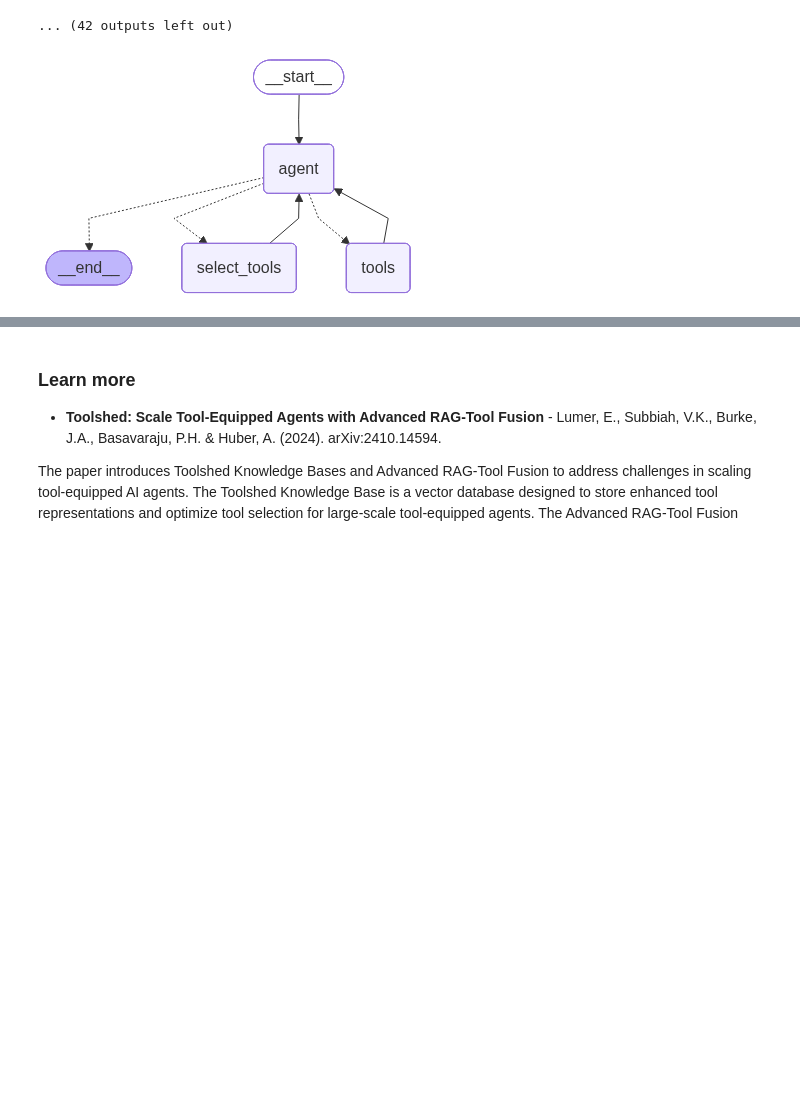
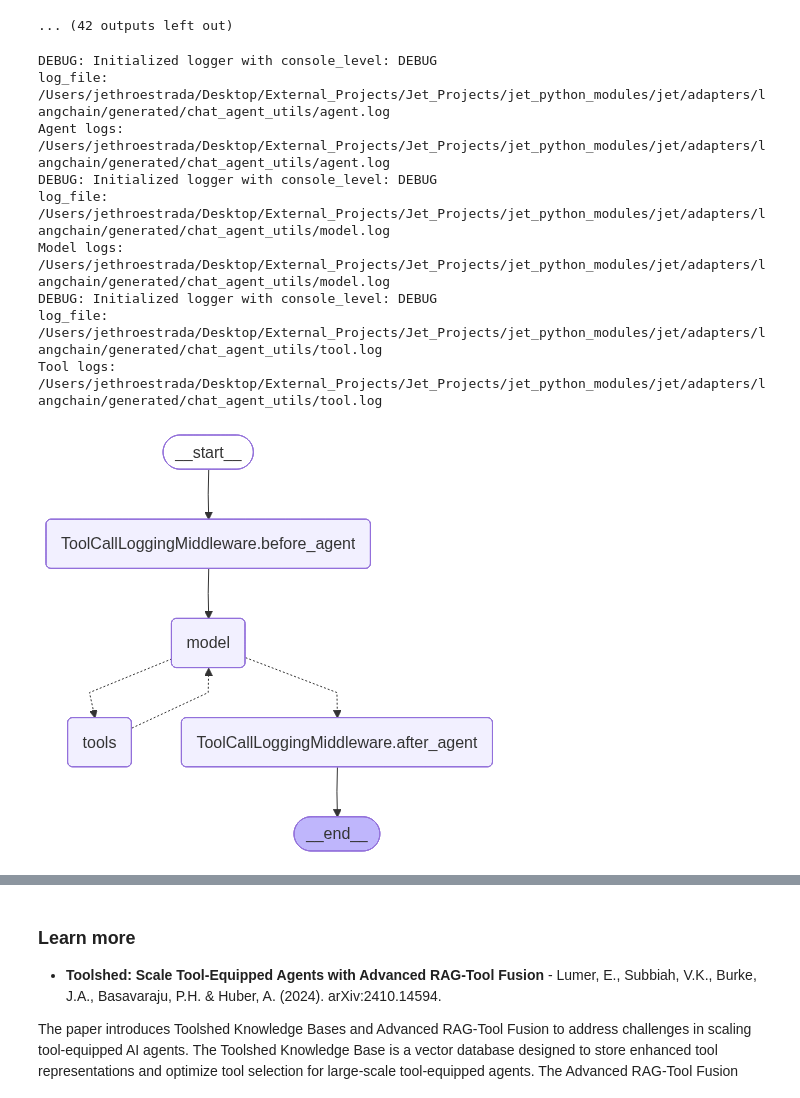
Before and after one commit to micchyboy237/JetScripts, a Jupyter notebook: converted_doc_scripts/context_engineering/converted-notebooks/llama_cpp/2_select_context.ipynb, the cells around one changed output, grey strips where cells are left out. Cells and saved outputs as stored; diff of their text form; code cells hidden in the pictures; blank space fills up the shorter version.

```diff
--- a/converted_doc_scripts/context_engineering/converted-notebooks/llama_cpp/2_select_context.ipynb
+++ b/converted_doc_scripts/context_engineering/converted-notebooks/llama_cpp/2_select_context.ipynb
@@ -342,29 +305,35 @@ import uuid
 from langgraph.store.base import PutOp
 from langgraph.store.memory import InMemoryStore
 
-from langgraph_bigtool import create_agent
-from langgraph_bigtool.utils import (
-    convert_positional_only_function_to_tool
-)
+# from langgraph_bigtool import create_agent
+# from langgraph_bigtool.utils import (
+#     convert_positional_only_function_to_tool
+# )
+from langchain_core.tools import StructuredTool
 
 from jet.adapters.langchain.ollama_embeddings import OllamaEmbeddings
 from jet.models.utils import get_embedding_size
 
 # _set_env("OPENAI_API_KEY")
 
-# Collect functions from `math` built-in
+import inspect
+
+# Collect functions from `math` built-in as StructuredTool
 all_tools = []
 for function_name in dir(math):
     function = getattr(math, function_name)
-    if not isinstance(
-        function, types.BuiltinFunctionType
-    ):
+    if not isinstance(function, types.BuiltinFunctionType):
         continue
-    # This is an idiosyncrasy of the `math` library
-    if tool := convert_positional_only_function_to_tool(
-        function
-    ):
+    try:
+        # Skip if signature cannot be inspected (common for C builtins like hypot)
+        sig = inspect.signature(function)
+        if any(param.kind == param.VAR_POSITIONAL for param in sig.parameters.values()):
+            continue  # Skip *args-style functions
+        tool = StructuredTool.from_function(function)
         all_tools.append(tool)
+    except ValueError:
+        # Silently skip functions without inspectable signatures
+        continue
 
 # Create registry of tools. This is a dict mapping
 # identifiers to tool instances.
@@ -417,14 +386,26 @@ Tool Registry (52):
 '11: copysign: Return a float with the magnitude (absolute value) of x but the sign of y.\n\nOn platforms that support signed zeros, copysign(1.0, -0.0)\nreturns -1.0.'
 ... (42 outputs left out)
 # %%
+from jet.adapters.langchain.chat_agent_utils import build_agent
+
 # Initialize agent
-builder = create_agent(llm, tool_registry)
-agent = builder.compile(store=store)
+# builder = create_agent(llm, tool_registry)
+# agent = builder.compile(store=store)
+agent = build_agent(all_tools, llm)
 
 # Display the agent visualization
 display(Image(agent.get_graph().draw_mermaid_png()))
 # %% [output]
+DEBUG: Initialized logger with console_level: DEBUG
+log_file: /Users/jethroestrada/Desktop/External_Projects/Jet_Projects/jet_python_modules/jet/adapters/langchain/generated/chat_agent_utils/agent.log
+Agent logs: /Users/jethroestrada/Desktop/External_Projects/Jet_Projects/jet_python_modules/jet/adapters/langchain/generated/chat_agent_utils/agent.log
+DEBUG: Initialized logger with console_level: DEBUG
+log_file: /Users/jethroestrada/Desktop/External_Projects/Jet_Projects/jet_python_modules/jet/adapters/langchain/generated/chat_agent_utils/model.log
+Model logs: /Users/jethroestrada/Desktop/External_Projects/Jet_Projects/jet_python_modules/jet/adapters/langchain/generated/chat_agent_utils/model.log
+DEBUG: Initialized logger with console_level: DEBUG
+log_file: /Users/jethroestrada/Desktop/External_Projects/Jet_Projects/jet_python_modules/jet/adapters/langchain/generated/chat_agent_utils/tool.log
+Tool logs: /Users/jethroestrada/Desktop/External_Projects/Jet_Projects/jet_python_modules/jet/adapters/langchain/generated/chat_agent_utils/tool.log
-[figure, old version]
+[figure, new version]
 # %%
 query = "Use available tools to calculate arc cosine of 0.5."
 result = agent.invoke({"messages": query})
```
Also changed, not shown: parts of 9 cells of this notebook.
